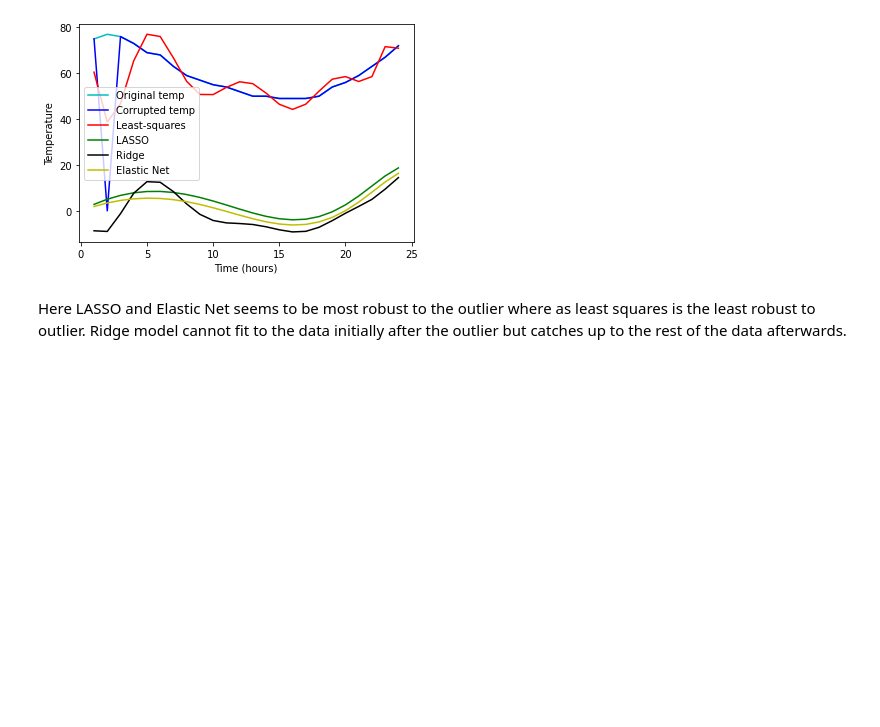
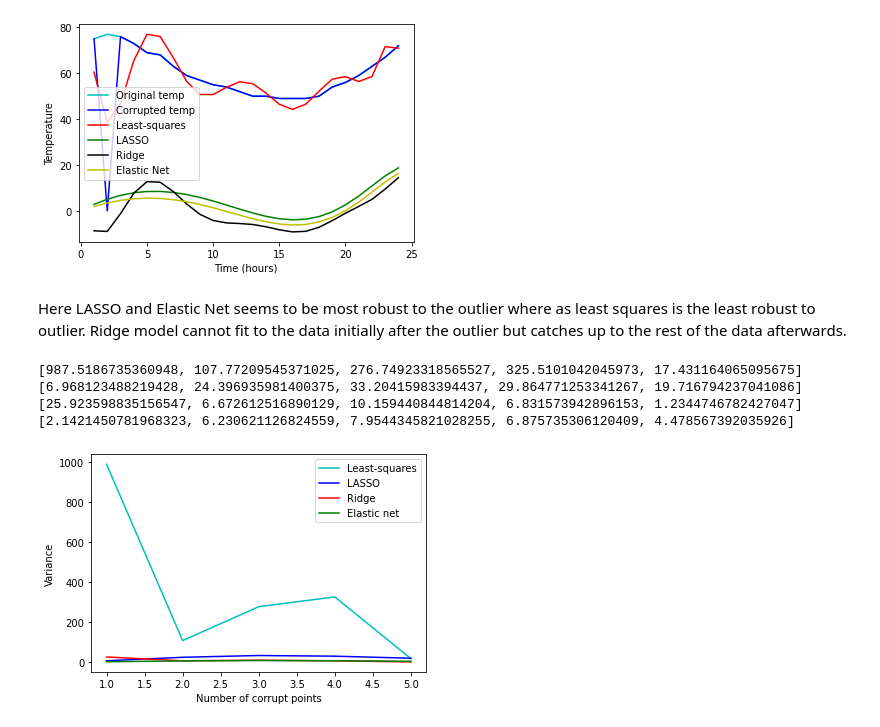
Before and after one commit to Israt-Tasnim/Math-6397, a Jupyter notebook: Homework/4.3.ipynb, the cells around one changed output. Cells and saved outputs as stored; diff of their text form; code cells hidden in the pictures; blank space fills up the shorter version.

```diff
--- a/Homework/4.3.ipynb
+++ b/Homework/4.3.ipynb
@@ -146,0 +194,22 @@ Here LASSO and Elastic Net seems to be most robust to the outlier where as least
+# %%
+print(var_1)
+print(var_2)
+print(var_3)
+print(var_4)
+
+x=np.arange(1,6)
+fig = plt.figure()
+plt.plot(x, var_1, color='c',label='Least-squares')
+plt.plot(x, var_2, color='b',label='LASSO')
+plt.plot(x, var_3, color='r',label='Ridge')
+plt.plot(x, var_4, color='g',label='Elastic net')
+plt.ylabel('Variance')
+plt.xlabel('Number of corrupt points')
+plt.legend()
+plt.show()
+# %% [output]
+[987.5186735360948, 107.77209545371025, 276.74923318565527, 325.5101042045973, 17.431164065095675]
+[6.968123488219428, 24.396935981400375, 33.20415983394437, 29.864771253341267, 19.716794237041086]
+[25.923598835156547, 6.672612516890129, 10.159440844814204, 6.831573942896153, 1.2344746782427047]
+[2.1421450781968323, 6.230621126824559, 7.9544345821028255, 6.875735306120409, 4.478567392035926]
+[figure, added]
```
Also changed, not shown: parts of 2 cells of this notebook.
